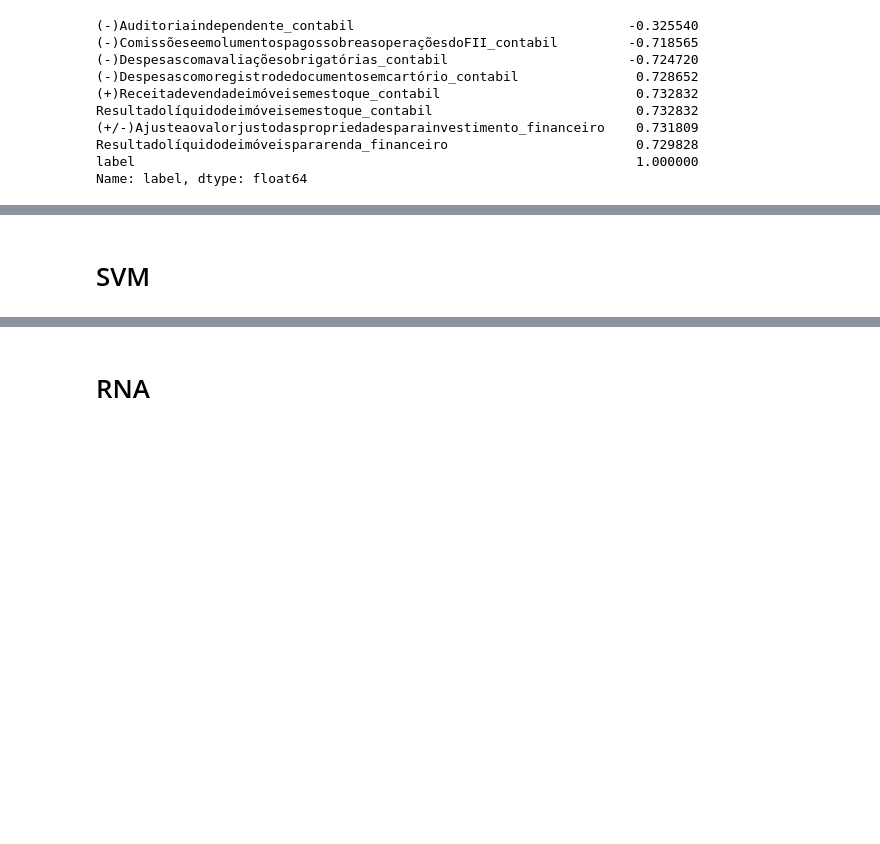
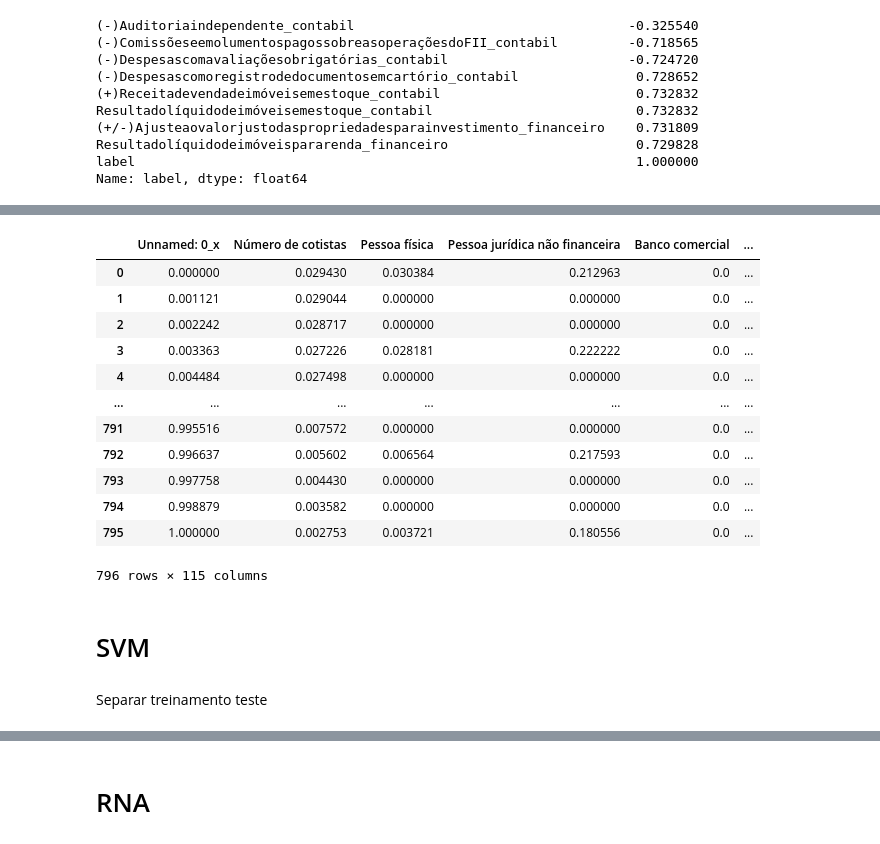
Before and after one commit to ErikMaia/tcc, a Jupyter notebook: src/analisys.ipynb, the cells around one changed output, grey strips where cells are left out. Cells and saved outputs as stored; diff of their text form; code cells hidden in the pictures; blank space fills up the shorter version.

```diff
--- a/src/analisys.ipynb
+++ b/src/analisys.ipynb
@@ -906,2 +908,28 @@ You can drop duplicate edges by setting the 'duplicates' kwarg
+# %%
+from sklearn.preprocessing import MinMaxScaler
+
+normalized = pd.DataFrame()
+scaler = MinMaxScaler()
+
+for col in final.columns:
+    if col != 'label':
+        normalized[col] = scaler.fit_transform(final[[col]]).flatten()
+    else:
+        normalized[col] = final[col]  # mantém o label
+normalized
+# %% [output]
+|  | Unnamed: 0_x | Número de cotistas | Pessoa física | Pessoa jurídica não financeira | Banco comercial | ... |
+| 0 | 0.000000 | 0.029430 | 0.030384 | 0.212963 | 0.0 | ... |
+| 1 | 0.001121 | 0.029044 | 0.000000 | 0.000000 | 0.0 | ... |
+| 2 | 0.002242 | 0.028717 | 0.000000 | 0.000000 | 0.0 | ... |
+| 3 | 0.003363 | 0.027226 | 0.028181 | 0.222222 | 0.0 | ... |
+| 4 | 0.004484 | 0.027498 | 0.000000 | 0.000000 | 0.0 | ... |
+| ... | ... | ... | ... | ... | ... | ... |
+| 791 | 0.995516 | 0.007572 | 0.000000 | 0.000000 | 0.0 | ... |
+| 792 | 0.996637 | 0.005602 | 0.006564 | 0.217593 | 0.0 | ... |
+| 793 | 0.997758 | 0.004430 | 0.000000 | 0.000000 | 0.0 | ... |
+| 794 | 0.998879 | 0.003582 | 0.000000 | 0.000000 | 0.0 | ... |
+| 795 | 1.000000 | 0.002753 | 0.003721 | 0.180556 | 0.0 | ... |
+796 rows × 115 columns
 # %% [markdown]
 # SVM
@@ -915,0 +936,2 @@ SVC()
+# %% [markdown]
+Separar treinamento teste
```
Also changed, not shown: parts of 8 cells of this notebook.
